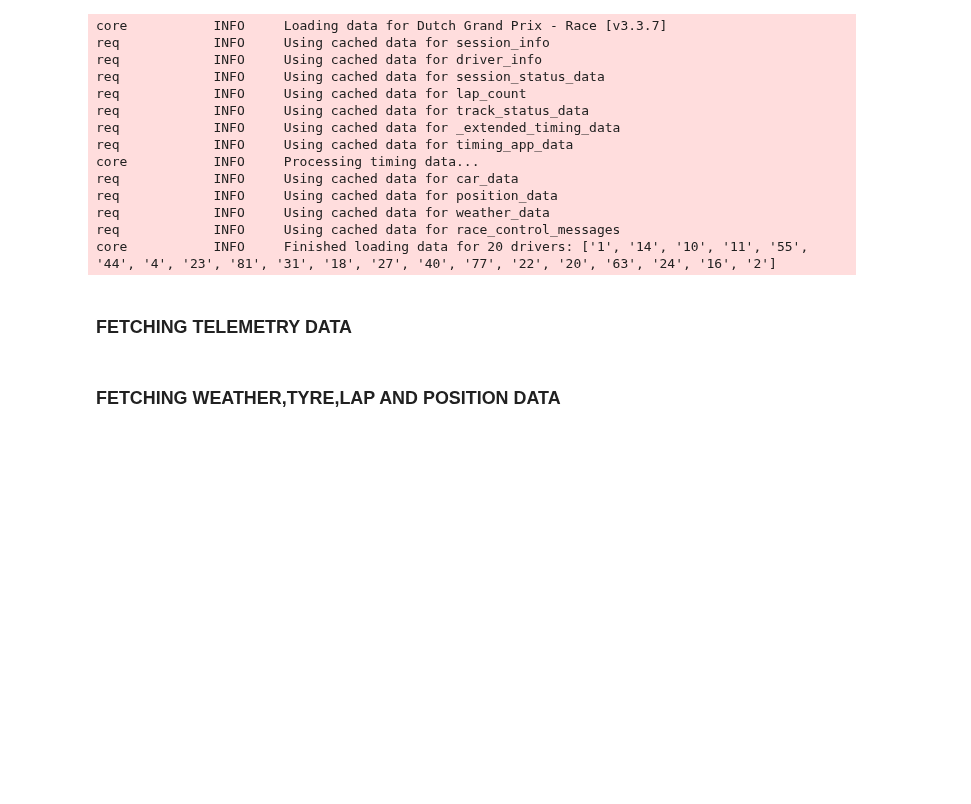
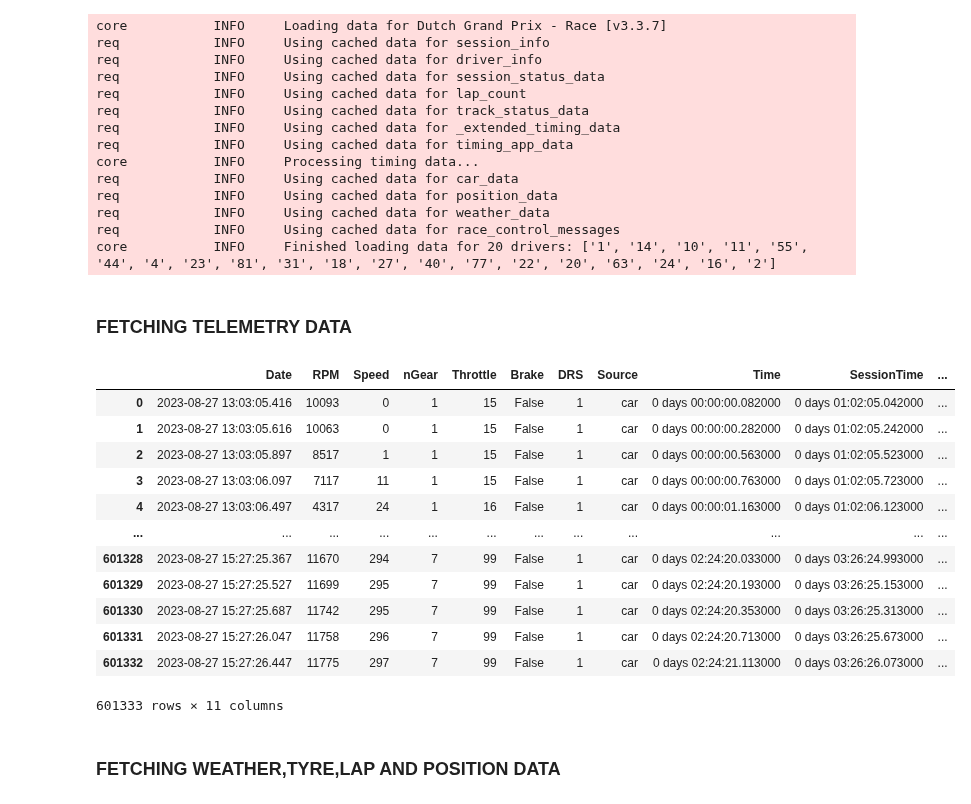
Before and after one commit to PrabhuPugal/Virtual-Race-Engineer, a Jupyter notebook: Virtual Race Engineer.ipynb, the cells around one changed output. Cells and saved outputs as stored; diff of their text form; code cells hidden in the pictures; blank space fills up the shorter version.

```diff
--- a/Virtual Race Engineer.ipynb
+++ b/Virtual Race Engineer.ipynb
@@ -40,12 +40,27 @@ drivers=laps['Driver'].unique()
 # %%
 total_telemetry=[]
 for i in drivers:
     drivers_laps=laps.pick_driver(i)
     driver_telemetry=drivers_laps.get_car_data()
 
     driver_telemetry['Driver']=i
     total_telemetry.append(driver_telemetry)
-telemetry=pd.concat(total_telemetry,ignore_index=True)
+telemetry_data=pd.concat(total_telemetry,ignore_index=True)
+telemetry_data
+# %% [output]
+|  | Date | RPM | Speed | nGear | Throttle | Brake | DRS | Source | Time | SessionTime | ... |
+| 0 | 2023-08-27 13:03:05.416 | 10093 | 0 | 1 | 15 | False | 1 | car | 0 days 00:00:00.082000 | 0 days 01:02:05.042000 | ... |
+| 1 | 2023-08-27 13:03:05.616 | 10063 | 0 | 1 | 15 | False | 1 | car | 0 days 00:00:00.282000 | 0 days 01:02:05.242000 | ... |
+| 2 | 2023-08-27 13:03:05.897 | 8517 | 1 | 1 | 15 | False | 1 | car | 0 days 00:00:00.563000 | 0 days 01:02:05.523000 | ... |
+| 3 | 2023-08-27 13:03:06.097 | 7117 | 11 | 1 | 15 | False | 1 | car | 0 days 00:00:00.763000 | 0 days 01:02:05.723000 | ... |
+| 4 | 2023-08-27 13:03:06.497 | 4317 | 24 | 1 | 16 | False | 1 | car | 0 days 00:00:01.163000 | 0 days 01:02:06.123000 | ... |
+| ... | ... | ... | ... | ... | ... | ... | ... | ... | ... | ... | ... |
+| 601328 | 2023-08-27 15:27:25.367 | 11670 | 294 | 7 | 99 | False | 1 | car | 0 days 02:24:20.033000 | 0 days 03:26:24.993000 | ... |
+| 601329 | 2023-08-27 15:27:25.527 | 11699 | 295 | 7 | 99 | False | 1 | car | 0 days 02:24:20.193000 | 0 days 03:26:25.153000 | ... |
+| 601330 | 2023-08-27 15:27:25.687 | 11742 | 295 | 7 | 99 | False | 1 | car | 0 days 02:24:20.353000 | 0 days 03:26:25.313000 | ... |
+| 601331 | 2023-08-27 15:27:26.047 | 11758 | 296 | 7 | 99 | False | 1 | car | 0 days 02:24:20.713000 | 0 days 03:26:25.673000 | ... |
+| 601332 | 2023-08-27 15:27:26.447 | 11775 | 297 | 7 | 99 | False | 1 | car | 0 days 02:24:21.113000 | 0 days 03:26:26.073000 | ... |
+601333 rows × 11 columns
 # %% [markdown]
 ### FETCHING WEATHER,TYRE,LAP AND POSITION DATA
 # %%
```
Also changed, not shown: parts of 7 cells of this notebook, 1 other file.
